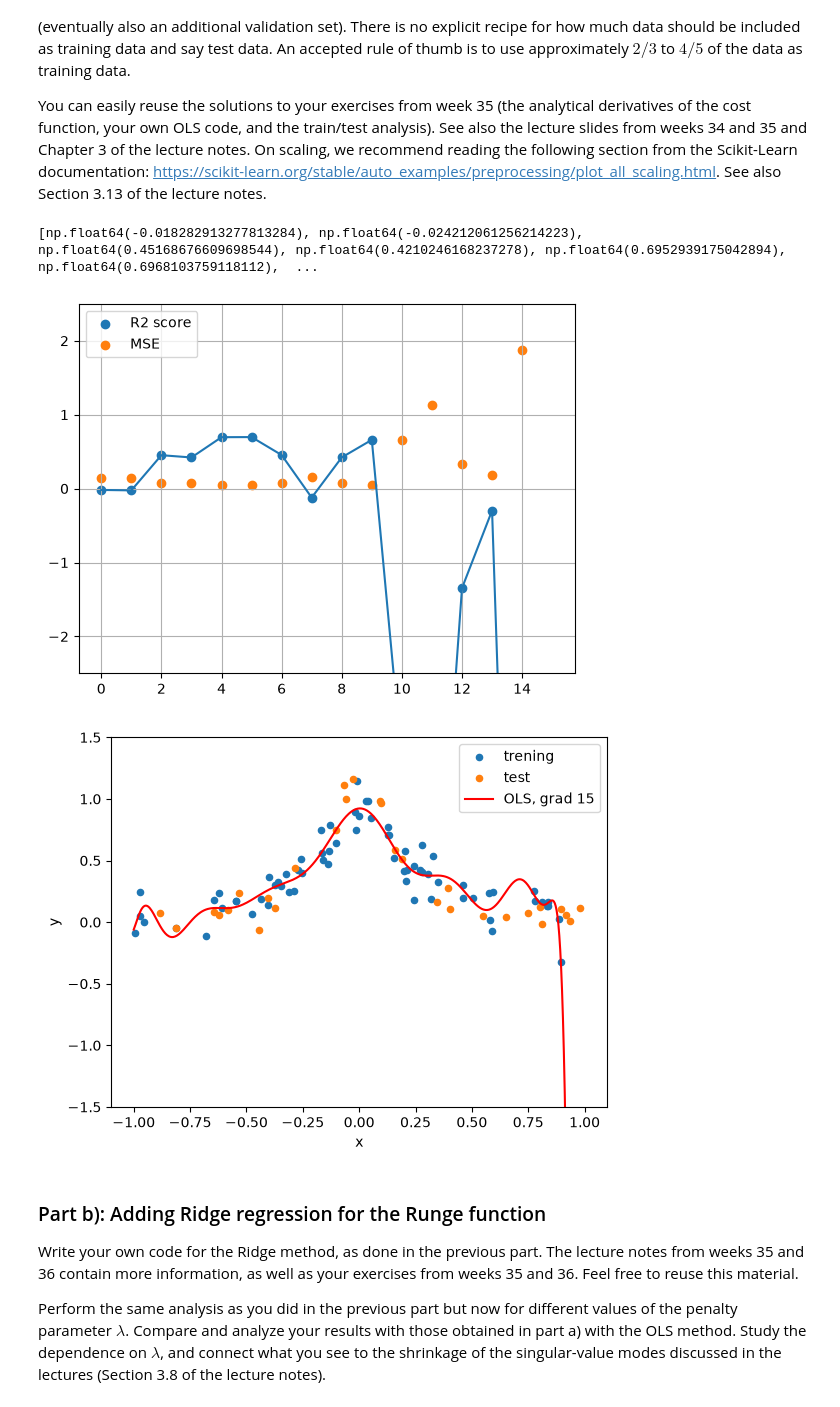
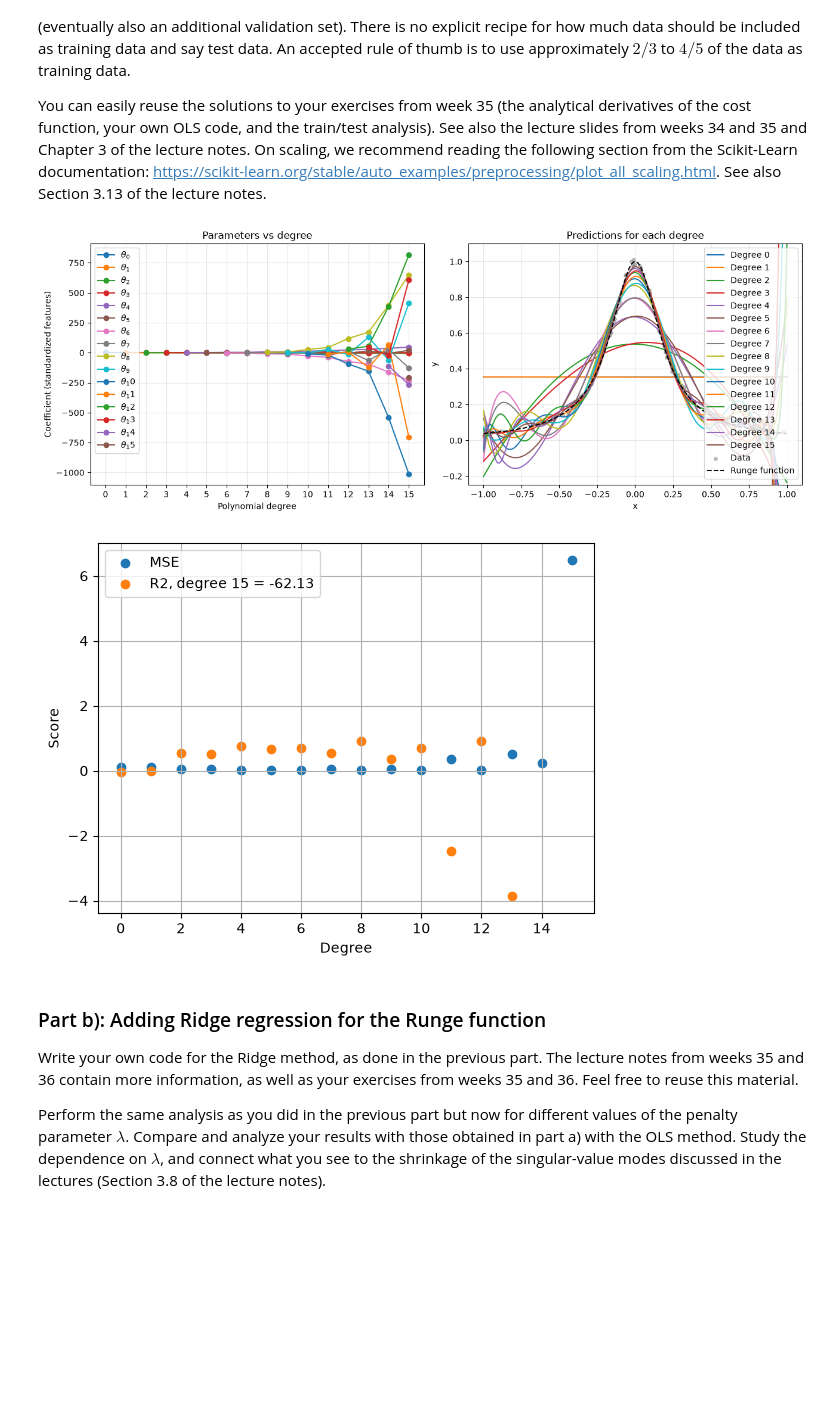
Before and after one commit to Timholmen96/MachineLearningUiO, a Jupyter notebook: doc/Projects/2026/Project1/Project1.ipynb, the cells around one changed output. Saved outputs shown, nothing was run; the diff lists cells and outputs as text; code cells hidden in the pictures; blank space fills up the shorter version.

```diff
--- a/doc/Projects/2026/Project1/Project1.ipynb
+++ b/doc/Projects/2026/Project1/Project1.ipynb
@@ -115,7 +115,7 @@ rng = np.random.default_rng(2026)
 n = 100
 sigma = 0.1                                  # noise level: explore it!
 x = np.sort(rng.uniform(-1, 1, n))
-y = runge(x) + rng.normal(0, sigma, n)
+y = runge(x) + sigma*rng.normal(0, sigma, n)
 
 xx = np.linspace(-1, 1, 400)
 plt.plot(xx, runge(xx), color="#004488", label="Runge's function")
@@ -187,76 +187,84 @@ See also Section 3.13 of the lecture notes.
 # Your code for part a) here
 from sklearn.model_selection import train_test_split
 from sklearn.metrics import r2_score
+
 maxdeg = 15
-deg_V = np.linspace(0,15,maxdeg+1)
+deg_V = np.arange(maxdeg + 1)
 MSE_V = []
 R2_V = []
 Parameter_V = []
+Prediction_V = []
 
 for degree in range(maxdeg + 1):
     X = design_matrix(x, degree)
     X_train, X_test, y_train, y_test = train_test_split(X,
-     y, test_size=0.3, random_state=2026)
+    y, test_size=0.3, random_state=2026)
 
     # Beholder intercept
     X_train_norm = X_train.copy()
     X_test_norm = X_test.copy()
 
     if degree > 0:
         X_train_mean = X_train[:, 1:].mean(axis=0)
         X_train_std = X_train[:, 1:].std(axis=0)
 
         X_train_norm[:, 1:] = (X_train[:, 1:] - X_train_mean) / X_train_std
         X_test_norm[:, 1:] = (X_test[:, 1:] - X_train_mean) / X_train_std
         # Trenger ikke sentrere y da design matrisen inneholder intercept
     theta = np.linalg.pinv(X_train_norm) @ y_train
     Parameter_V.append(theta)
 
+    # Bruk treningsmodellens normalisering for hver grads prediksjonskurve.
+    X_plot = design_matrix(xx, degree)
+    if degree > 0:
+        X_plot[:, 1:] = (X_plot[:, 1:] - X_train_mean) / X_train_std
+    Prediction_V.append(X_plot @ theta)
+
     y_predict = X_test_norm @ theta
     mse = np.mean((y_test - y_predict)**2)
     MSE_V.append(mse)
 
     y_mean = np.mean(y_test)
     R2 = 1 - (np.sum((y_test - y_predict)**2))/(np.sum((y_test - y_mean)**2))
     #R2 = r2_score(y_test, y_predict)
     R2_V.append(R2)
 
-print(R2_V)
-plt.scatter(deg_V, R2_V, label = "R2 score")
-plt.plot(deg_V, R2_V)
+fig, (ax_parameters, ax_predictions) = plt.subplots(1, 2, figsize=(13, 5))
+
+# Grad d har d + 1 parametre. NaN markerer parametre modellen ikke har.
+parameters = np.full((maxdeg + 1, maxdeg + 1), np.nan)
+for degree, theta in enumerate(Parameter_V):
+    parameters[degree, :len(theta)] = theta
+    ax_predictions.plot(xx, Prediction_V[degree], label=f"Degree {degree}")
+
+for j in range(maxdeg + 1):
+    ax_parameters.plot(deg_V, parameters[:, j], marker="o", label=rf"$\theta_{j}$")
+
+ax_parameters.set(title="Parameters vs degree", xlabel="Polynomial degree",
+                  ylabel="Coefficient (standardized features)")
+ax_parameters.set_xticks(deg_V)
+ax_parameters.legend()
+ax_parameters.grid(alpha=0.3)
+
+ax_predictions.scatter(x, y, s=15, color="gray", alpha=0.5, label="Data")
+ax_predictions.plot(xx, runge(xx), "k--", label="Runge function")
+ax_predictions.set(title="Predictions for each degree", xlabel="x", ylabel="y")
+ax_predictions.legend()
+ax_predictions.grid(alpha=0.3)
+fig.tight_layout()
+plt.ylim(-0.25,1.1)
+plt.show()
+#  R2 og MSE
 plt.scatter(deg_V, MSE_V, label = "MSE")
+plt.scatter(deg_V[0:-2], R2_V[0:-2], label = f"R2, degree 15 = {R2_V[-1]:.2f}")
+plt.xlabel("Degree")
+plt.ylabel("Score")
 plt.legend()
-plt.ylim(-2.5,2.5)
 plt.grid()
 plt.show()
 # %% [output]
-[np.float64(-0.018282913277813284), np.float64(-0.024212061256214223), np.float64(0.45168676609698544), np.float64(0.4210246168237278), np.float64(0.6952939175042894), np.float64(0.6968103759118112),  ...
-[figure, old version]
+[figure, new version]
+[figure, added]
-# %%
-# Den siste modellen i løkken: degree = 15
-x_plot = np.linspace(-1, 1, 500)
-
-# Lag den samme designmatrisen som modellen ble trent med
-X_plot = design_matrix(x_plot, maxdeg)
-
-# Skaler kun polynomkolonnene, med statistikk fra treningssettet
-X_plot_norm = X_plot.copy()
-X_plot_norm[:, 1:] = (X_plot[:, 1:] - X_train_mean) / X_train_std
-
-# Modellens prediksjon langs hele intervallet
-y_plot = X_plot_norm @ theta
-
-plt.scatter(X_train[:, 1], y_train, s=20, label="trening")
-plt.scatter(X_test[:, 1], y_test, s=20, label="test")
-plt.plot(x_plot, y_plot, color="red", label="OLS, grad 15")
-
-plt.xlabel("x")
-plt.ylabel("y")
-plt.legend()
-plt.ylim(-1.5,1.5)
-plt.show()
-# %% [output]
-[figure, removed]
 # %% [markdown]
 ### Part b): Adding Ridge regression for the Runge function
 
```
Also changed, not shown: parts of 3 cells of this notebook, 3 other files.
